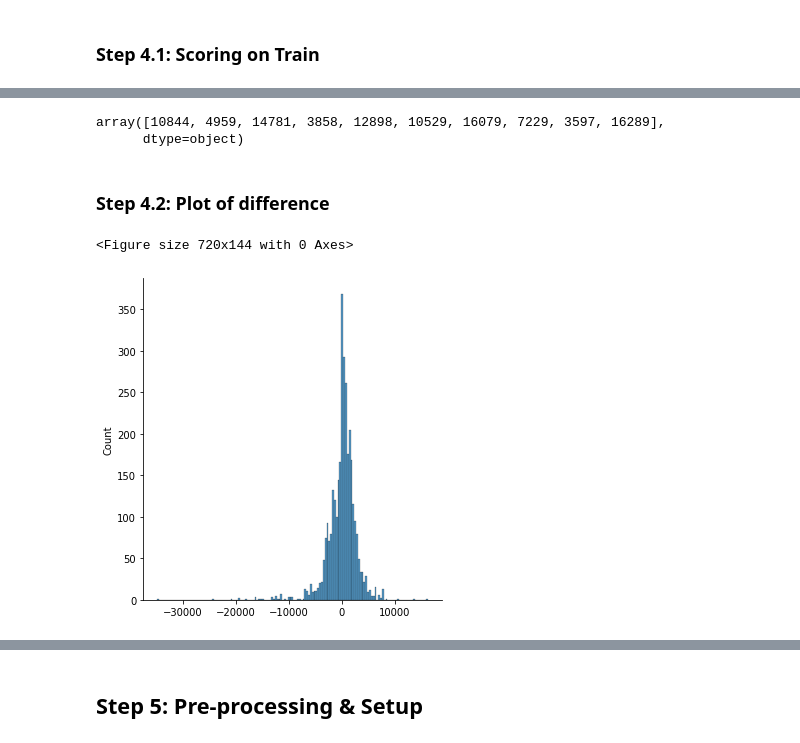
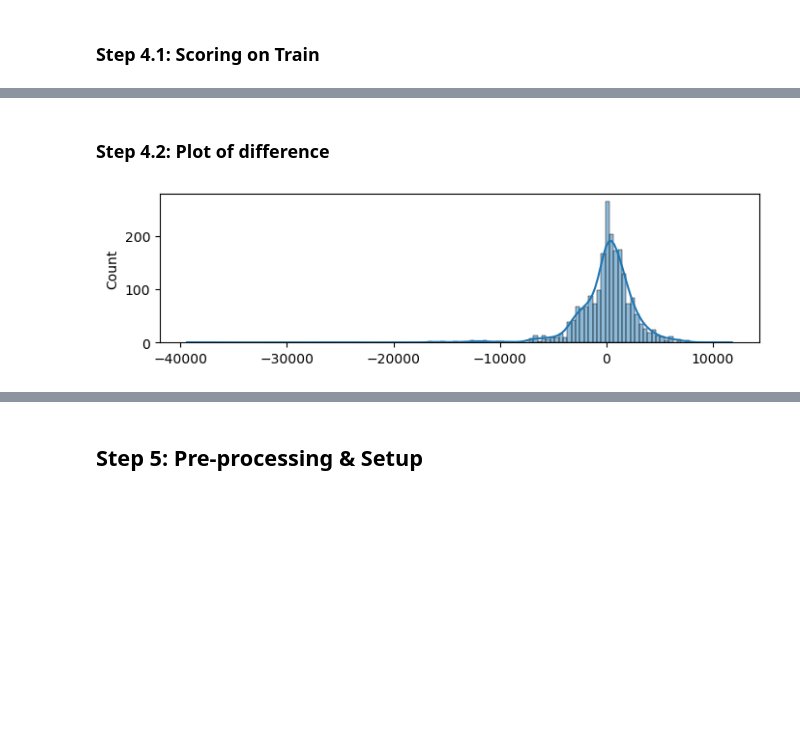
Before and after one commit to sss-xt1068/FlightFarePred, a Jupyter notebook: FlightFarePrediction.ipynb, the cells around one changed output, grey strips where cells are left out. Drawn from its saved outputs; the diff is of its cells as text; code cells hidden in the pictures; blank space fills up the shorter version.

```diff
--- a/FlightFarePrediction.ipynb
+++ b/FlightFarePrediction.ipynb
@@ -138,2 +128,0 @@ def calc_duration(dur:str):
-# %%
-df['duration'] = df['Duration'].apply(calc_duration)
@@ -238,7 +233,14 @@ df['weekend'] = df['weekend'].apply(lambda x: 1 if x in (5,6) else 0)
 # %% [markdown]
 ### Step 2.1 Subset Data
 # %%
-df2 = df[['Airline', 'Source', 'Destination', 'stops', 'month', 'weekend', 'Price']]
+df2 = df[['Airline',
+        'Source',
+        'Destination',
+        'stops',
+        'month',
+        'weekend',
+        # 'time_of_dep',
+        'Price']]
 df2.head()
 # %% [output]
 |  | Airline | Source | Destination | stops | month | weekend | Price |
@@ -298,7 +280,7 @@ print(X.shape, Y.shape)
 # %% [output]
 (10683, 25) (10683, 1)
 # %%
-xtrain, xval, ytrain, yval = train_test_split(X, Y, train_size=0.7, random_state=42)
+xtrain, xval, ytrain, yval = train_test_split(X, Y, train_size=0.8, random_state=42)
 # %% [markdown]
 ## Step 3: Setup models
 # %% [markdown]
@@ -405,2 +426,2 @@ lgbm_model = fit_lgbm(xtrain, ytrain.ravel())
 # %%
-etc_model = fit_etc(xtrain, ytrain.ravel())
+etc_model = fit_etc(xtrain, ytrain.ravel(), load=False)
@@ -474,15 +500,9 @@ lasso_model.score(xtrain, ytrain)
-# %%
-yval[:10].ravel()
-# %% [output]
-array([10844, 4959, 14781, 3858, 12898, 10529, 16079, 7229, 3597, 16289],
-      dtype=object)
 # %% [markdown]
 ### Step 4.2: Plot of difference
 # %%
-plt.figure(figsize=(10, 2))
-sns.displot(Y_pred_etc - yval.ravel())
+fig, ax = plt.subplots(figsize=(8, 2))
+sns.histplot(Y_pred_etc - yval.ravel(), kde=True, ax=ax)
 plt.show()
 # %% [output]
-<Figure size 720x144 with 0 Axes>
-[figure, old version]
+[figure, new version]
 # %%
```
Also changed, not shown: parts of 35 cells of this notebook, 8 other files.
